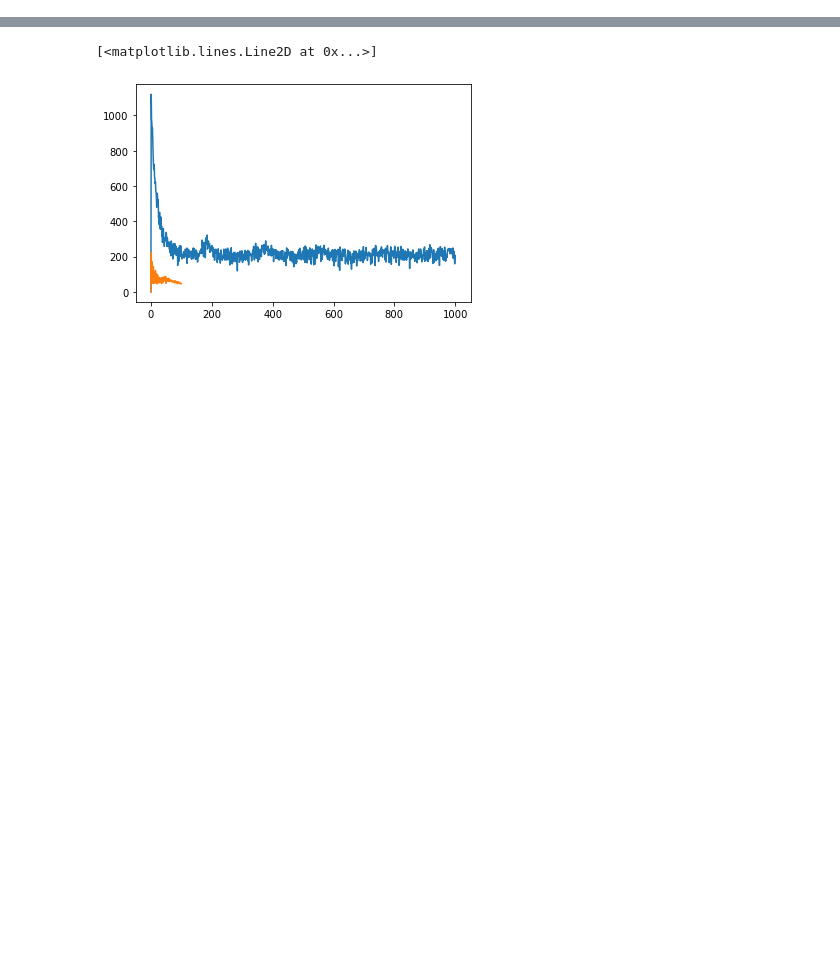
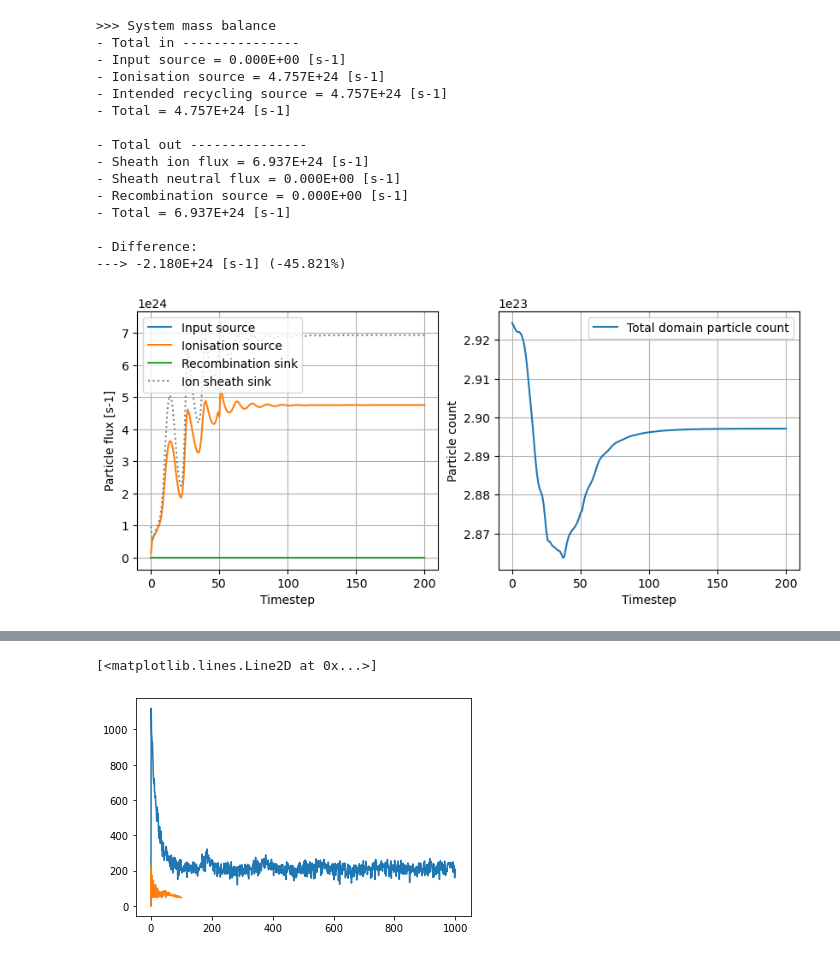
Before and after one commit to mikekryjak/sdtools, a Jupyter notebook: sd-pp.ipynb, the cells around one changed output, grey strips where cells are left out. Saved outputs shown, nothing was run; the diff lists cells and outputs as text; code cells hidden in the pictures; blank space fills up the shorter version.

```diff
--- a/sd-pp.ipynb
+++ b/sd-pp.ipynb
@@ -42,0 +36,20 @@ A1 = Case(os.path.join(studypath, "A1"))
+# %%
+self = Case(r"/ssd_scratch/cases/mbtest/t3-nopicontr")
+self.mass_balance_hermes()
+# %% [output]
+>>> System mass balance
+- Total in ---------------
+- Input source = 0.000E+00 [s-1]
+- Ionisation source = 4.757E+24 [s-1]
+- Intended recycling source = 4.757E+24 [s-1]
+- Total = 4.757E+24 [s-1]
+
+- Total out ---------------
+- Sheath ion flux = 6.937E+24 [s-1]
+- Sheath neutral flux = 0.000E+00 [s-1]
+- Recombination source = 0.000E+00 [s-1]
+- Total = 6.937E+24 [s-1]
+
+- Difference:
+---> -2.180E+24 [s-1] (-45.821%)
+[figure, added]
```
Also changed, not shown: parts of 20 cells of this notebook, 2 other files.
